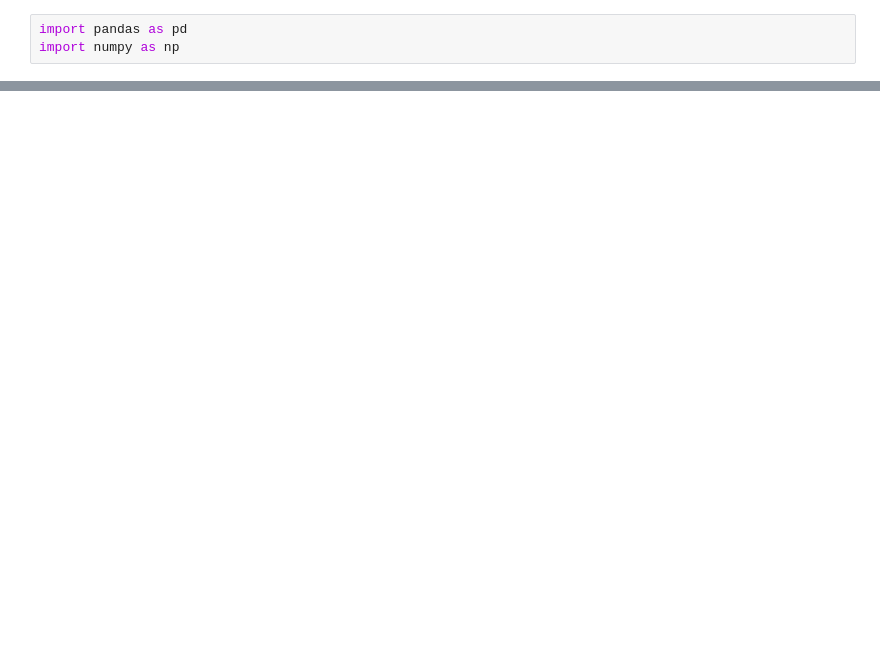
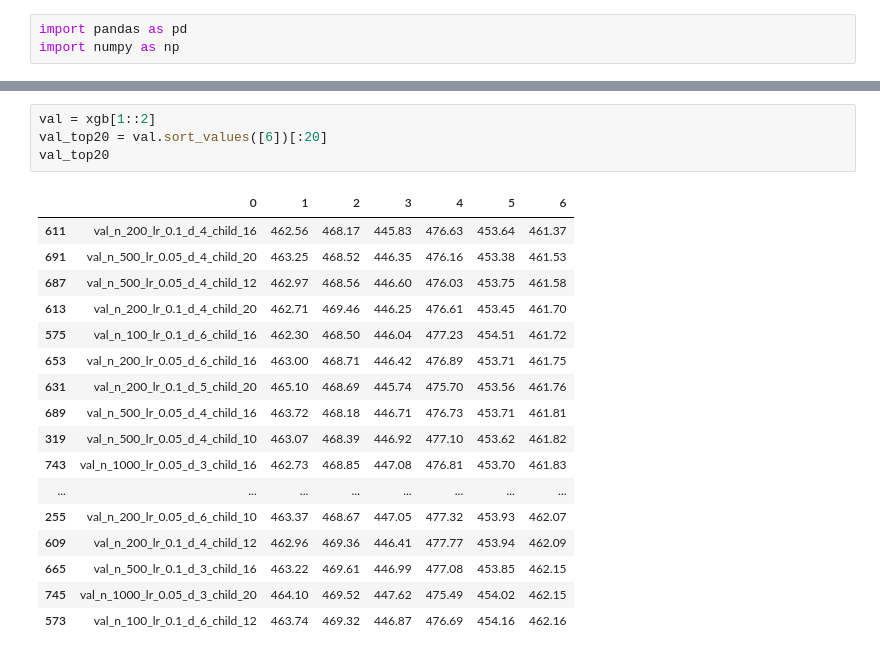
Before and after one commit to Sunbin-Lee/dacon-income, a Jupyter notebook: hyperparameter.ipynb, the cells around one changed output, grey strips where cells are left out. Cells and saved outputs as stored; diff of their text form; blank space fills up the shorter version.

```diff
--- a/hyperparameter.ipynb
+++ b/hyperparameter.ipynb
@@ -22,0 +24,22 @@ xgb
+# %%
+val = xgb[1::2]
+val_top20 = val.sort_values([6])[:20]
+val_top20
+# %% [output]
+|  | 0 | 1 | 2 | 3 | 4 | 5 | 6 |
+| 611 | val_n_200_lr_0.1_d_4_child_16 | 462.56 | 468.17 | 445.83 | 476.63 | 453.64 | 461.37 |
+| 691 | val_n_500_lr_0.05_d_4_child_20 | 463.25 | 468.52 | 446.35 | 476.16 | 453.38 | 461.53 |
+| 687 | val_n_500_lr_0.05_d_4_child_12 | 462.97 | 468.56 | 446.60 | 476.03 | 453.75 | 461.58 |
+| 613 | val_n_200_lr_0.1_d_4_child_20 | 462.71 | 469.46 | 446.25 | 476.61 | 453.45 | 461.70 |
+| 575 | val_n_100_lr_0.1_d_6_child_16 | 462.30 | 468.50 | 446.04 | 477.23 | 454.51 | 461.72 |
+| 653 | val_n_200_lr_0.05_d_6_child_16 | 463.00 | 468.71 | 446.42 | 476.89 | 453.71 | 461.75 |
+| 631 | val_n_200_lr_0.1_d_5_child_20 | 465.10 | 468.69 | 445.74 | 475.70 | 453.56 | 461.76 |
+| 689 | val_n_500_lr_0.05_d_4_child_16 | 463.72 | 468.18 | 446.71 | 476.73 | 453.71 | 461.81 |
+| 319 | val_n_500_lr_0.05_d_4_child_10 | 463.07 | 468.39 | 446.92 | 477.10 | 453.62 | 461.82 |
+| 743 | val_n_1000_lr_0.05_d_3_child_16 | 462.73 | 468.85 | 447.08 | 476.81 | 453.70 | 461.83 |
+| ... | ... | ... | ... | ... | ... | ... | ... |
+| 255 | val_n_200_lr_0.05_d_6_child_10 | 463.37 | 468.67 | 447.05 | 477.32 | 453.93 | 462.07 |
+| 609 | val_n_200_lr_0.1_d_4_child_12 | 462.96 | 469.36 | 446.41 | 477.77 | 453.94 | 462.09 |
+| 665 | val_n_500_lr_0.1_d_3_child_16 | 463.22 | 469.61 | 446.99 | 477.08 | 453.85 | 462.15 |
+| 745 | val_n_1000_lr_0.05_d_3_child_20 | 464.10 | 469.52 | 447.62 | 475.49 | 454.02 | 462.15 |
+| 573 | val_n_100_lr_0.1_d_6_child_12 | 463.74 | 469.32 | 446.87 | 476.69 | 454.16 | 462.16 |
```
Also changed, not shown: parts of 14 cells of this notebook, 1 other file.
